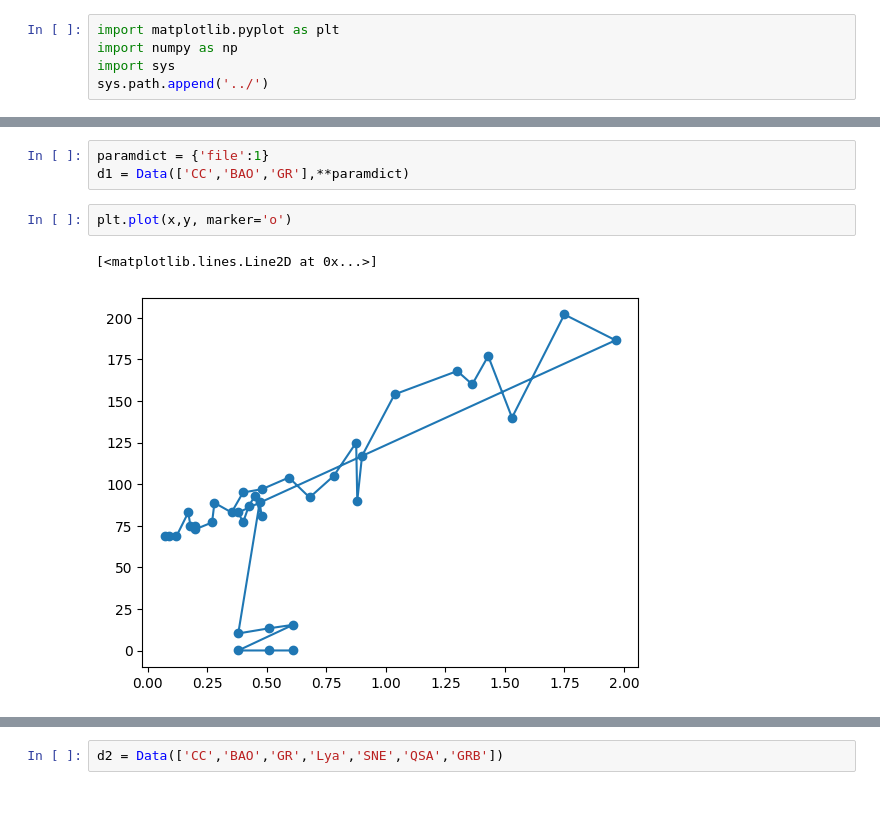
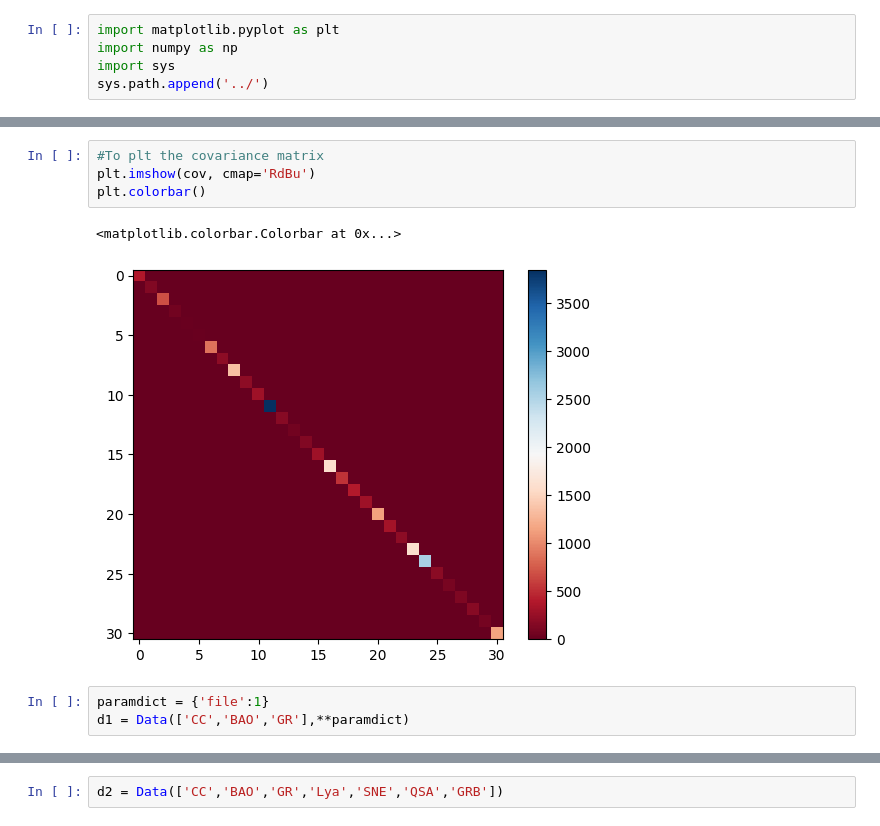
Before and after one commit to cosomelet/marcia, a Jupyter notebook: Notebooks/data.ipynb, the cells around one changed output, grey strips where cells are left out. Drawn from its saved outputs; the diff is of its cells as text.

```diff
--- a/Notebooks/data.ipynb
+++ b/Notebooks/data.ipynb
@@ -17,8 +37,10 @@ Nuisance parameters are set to default values
+# %%
+#To plt the covariance matrix
+plt.imshow(cov, cmap='RdBu')
+plt.colorbar()
+# %% [output]
+<matplotlib.colorbar.Colorbar at 0x...>
+[figure, added]
 # %%
 paramdict = {'file':1}
 d1 = Data(['CC','BAO','GR'],**paramdict)
-# %%
-plt.plot(x,y, marker='o')
-# %% [output]
-[<matplotlib.lines.Line2D at 0x...>]
-[figure, removed]
```
Also changed, not shown: parts of 11 cells of this notebook, 2 other files.
